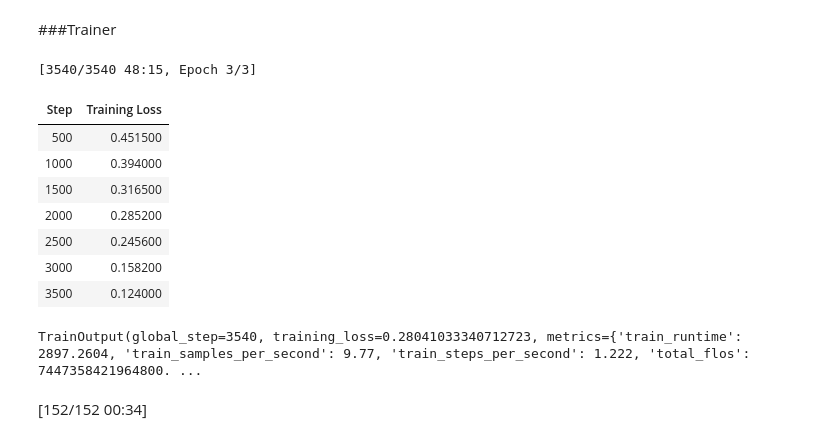
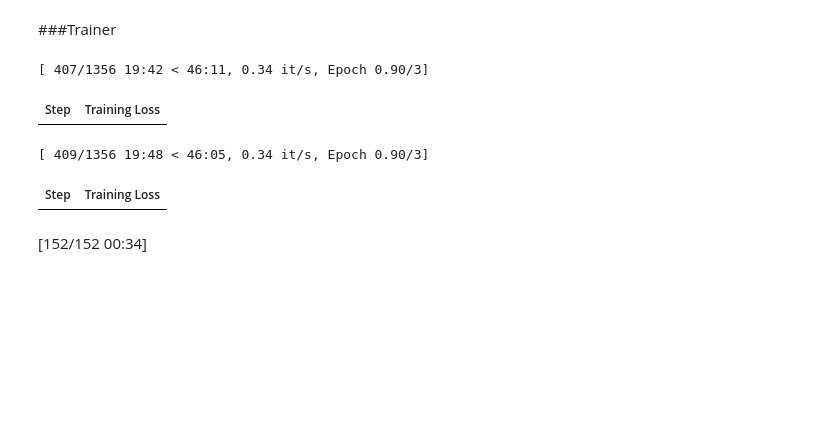
Before and after one commit to 100495717/TFG-HUGO-BECERRA, a Jupyter notebook: subtask1/TAREA_OCW.ipynb, the cells around one changed output. Drawn from its saved outputs; the diff is of its cells as text; code cells hidden in the pictures; blank space fills up the shorter version.

```diff
--- a/subtask1/TAREA_OCW.ipynb
+++ b/subtask1/TAREA_OCW.ipynb
@@ -259,27 +285,22 @@ def compute_metrics(pred):
 from transformers import Trainer
 
 trainer = Trainer(
-    model = model,            # modelo que será ajustado
-    train_dataset = encoded_data['train'], # conjunto training
-    eval_dataset = encoded_data['dev'],   # conjunto de validación
-
-    args = args,     # hiperparámetros
-    compute_metrics=compute_metrics,    # función para computar las métricas
+    model=model,                        # modelo que será ajustado
+    train_dataset=train_dataset,         # conjunto de entrenamiento balanceado
+    eval_dataset=encoded_data['dev'],    # conjunto de validación
+    args=args,                           # hiperparámetros
+    compute_metrics=compute_metrics,     # función para computar las métricas
 )
-# %%
-
-trainer.train()
-# %% [output]
-[3540/3540 48:15, Epoch 3/3]
-| Step | Training Loss |
-| 500 | 0.451500 |
-| 1000 | 0.394000 |
-| 1500 | 0.316500 |
-| 2000 | 0.285200 |
-| 2500 | 0.245600 |
-| 3000 | 0.158200 |
-| 3500 | 0.124000 |
-TrainOutput(global_step=3540, training_loss=0.28041033340712723, metrics={'train_runtime': 2897.2604, 'train_samples_per_second': 9.77, 'train_steps_per_second': 1.222, 'total_flos': 7447358421964800. ...
+# %%
+import os
+os.environ["WANDB_DISABLED"] = "true"
+
+trainer.train()
+# %% [output]
+[ 407/1356 19:42 < 46:11, 0.34 it/s, Epoch 0.90/3]
+| Step | Training Loss |
+[ 409/1356 19:48 < 46:05, 0.34 it/s, Epoch 0.90/3]
+| Step | Training Loss |
 # %%
 trainer.evaluate()
 # %% [output]
```
Also changed, not shown: parts of 6 cells of this notebook.
